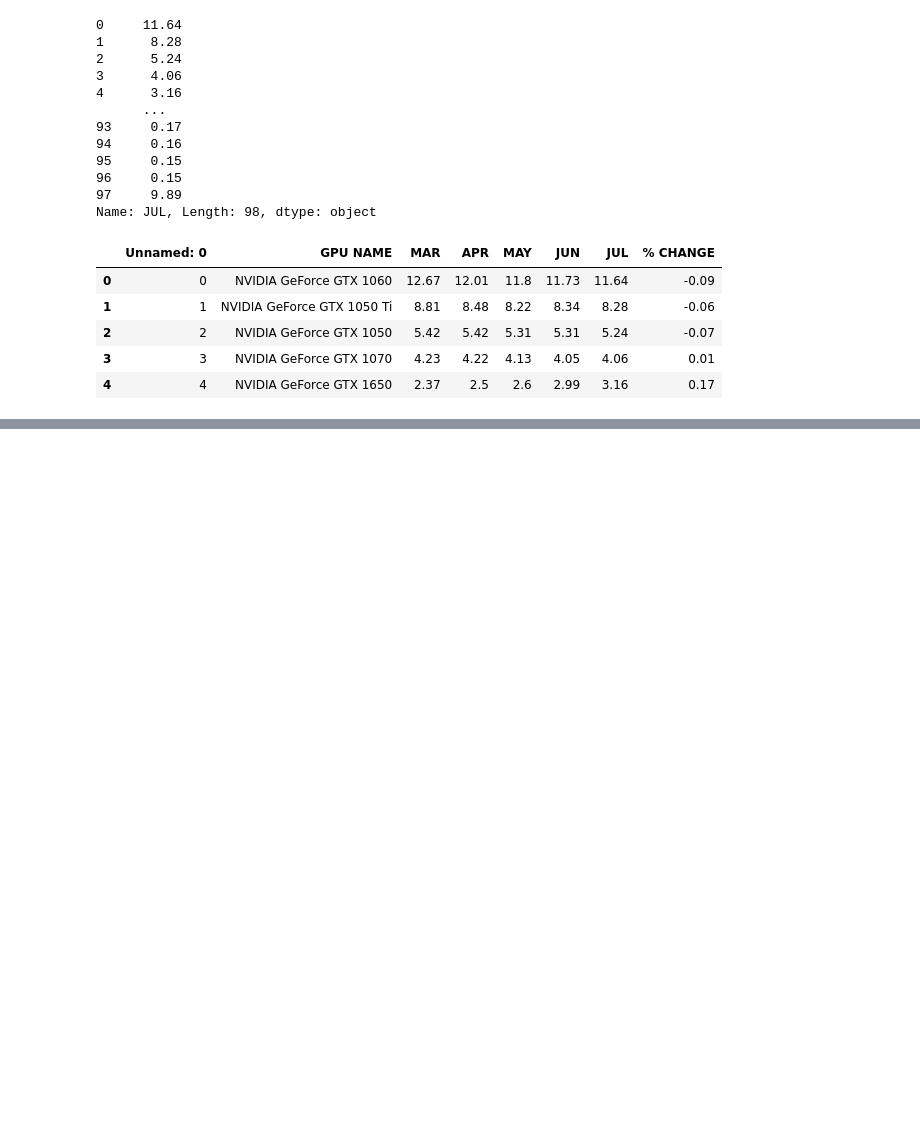
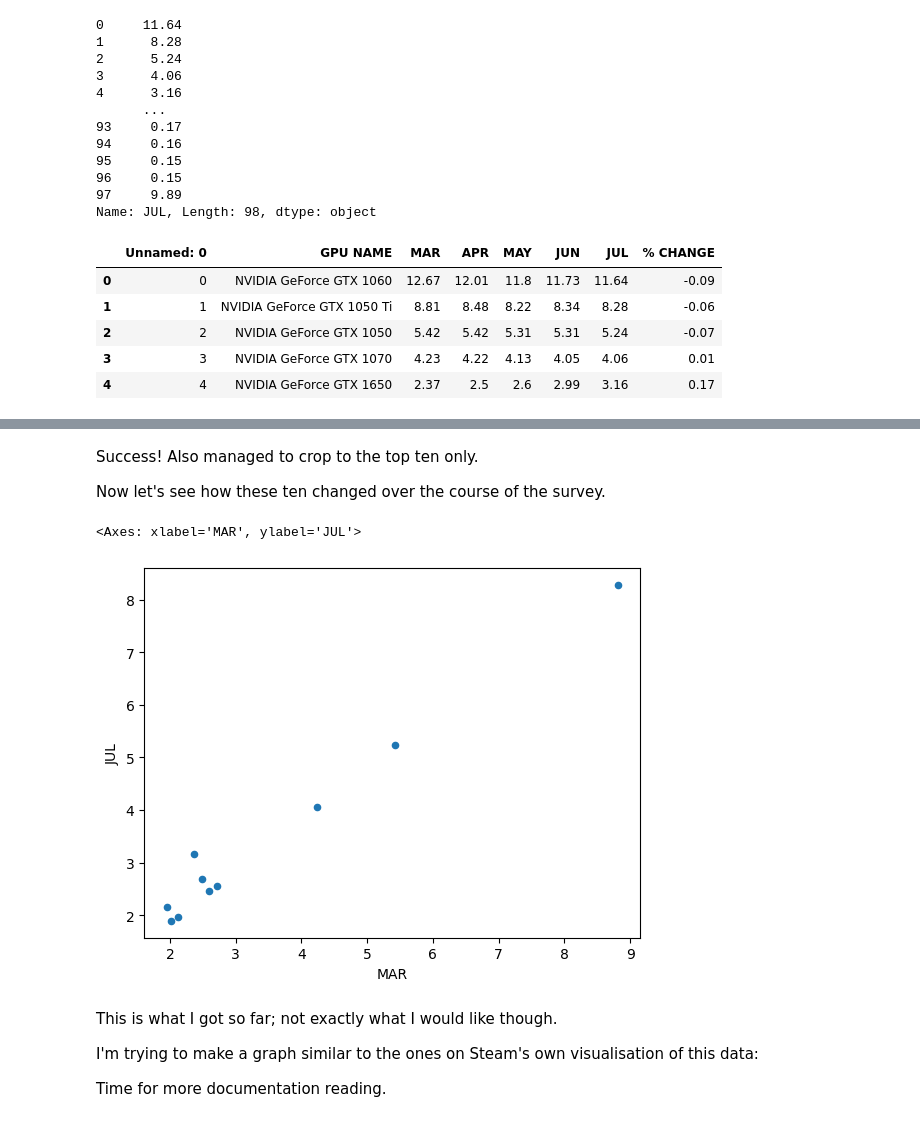
Before and after one commit to JosephB2/Code-Lancashire-Python-Module, a Jupyter notebook: Pandas homework.ipynb, the cells around one changed output, grey strips where cells are left out. Drawn from its saved outputs; the diff is of its cells as text; code cells hidden in the pictures; blank space fills up the shorter version.

```diff
--- a/Pandas homework.ipynb
+++ b/Pandas homework.ipynb
@@ -155,0 +169,15 @@ df['gpu'].head()
+# %% [markdown]
+Success! Also managed to crop to the top ten only.
+
+Now let's see how these ten changed over the course of the survey.
+# %%
+df['gpu'][1:11].plot.scatter(x='MAR', y='JUL')
+# %% [output]
+<Axes: xlabel='MAR', ylabel='JUL'>
+[figure, added]
+# %% [markdown]
+This is what I got so far; not exactly what I would like though.
+
+I'm trying to make a graph similar to the ones on Steam's own visualisation of this data:
+
+Time for more documentation reading.
```
Also changed, not shown: parts of 5 cells of this notebook, 2 other files.
